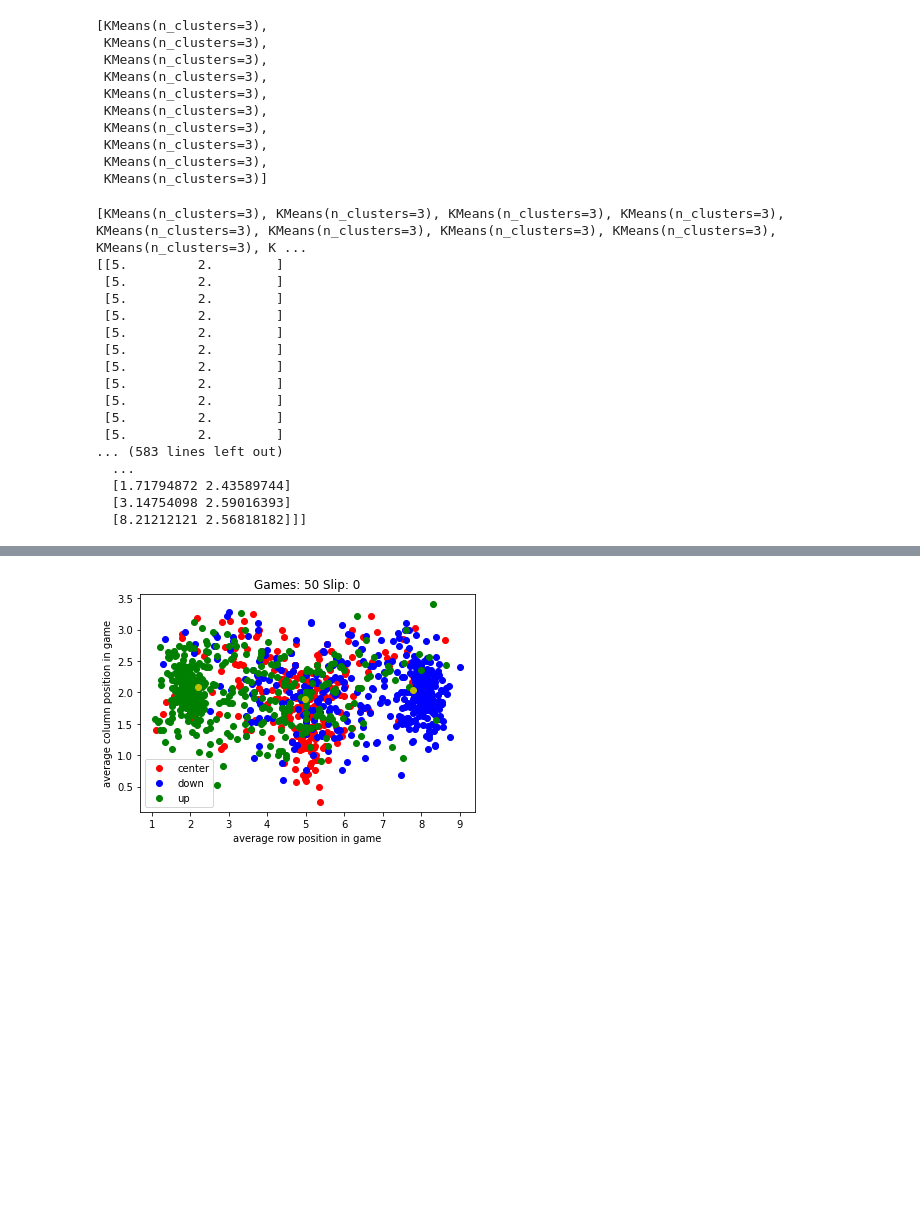
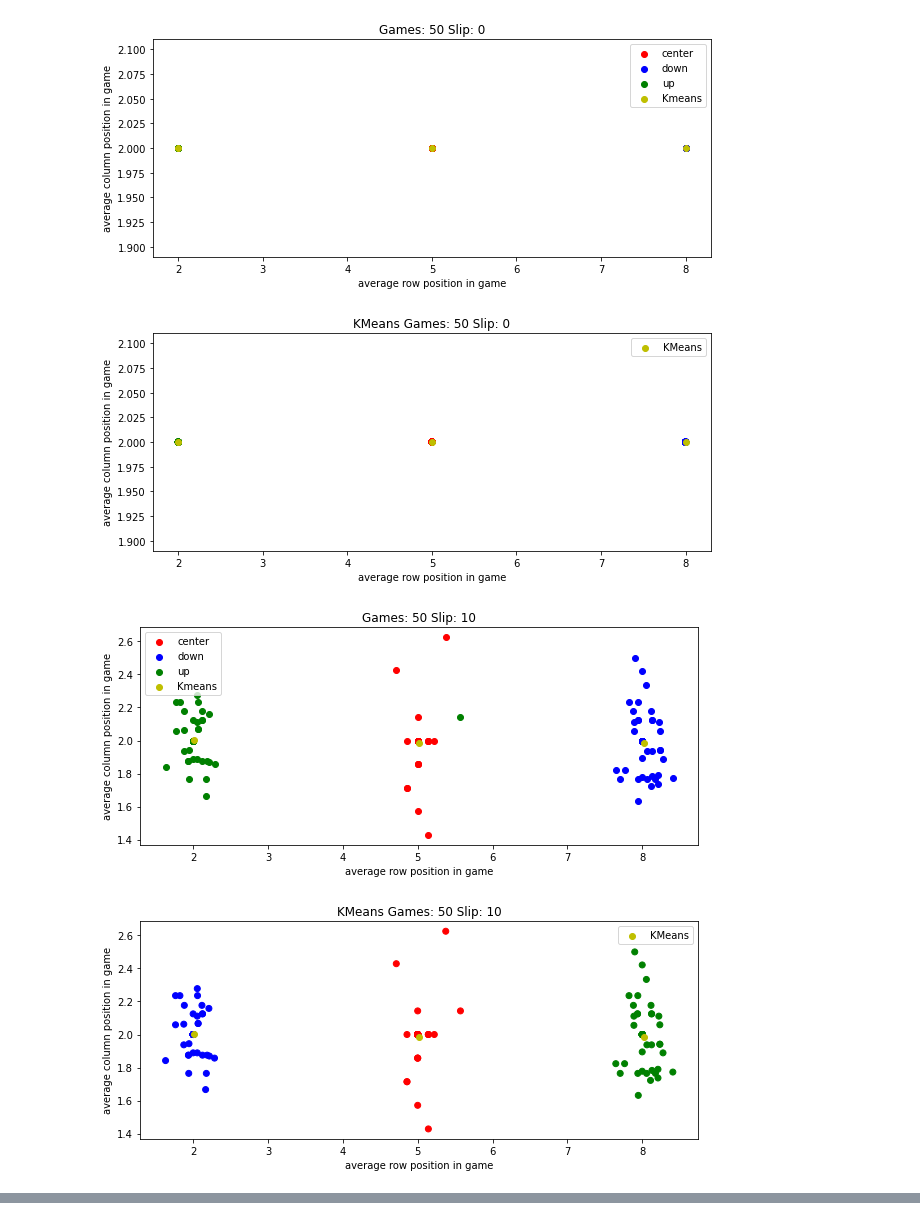
Before and after one commit to daniellawson9999/task1-irl, a Jupyter notebook: sigma-girl-MIIRL/dataparsing.ipynb, the cells around one changed output, grey strips where cells are left out. Drawn from its saved outputs; the diff is of its cells as text; code cells hidden in the pictures; blank space fills up the shorter version.

```diff
--- a/sigma-girl-MIIRL/dataparsing.ipynb
+++ b/sigma-girl-MIIRL/dataparsing.ipynb
@@ -171,52 +111,38 @@ for i in range(len(summarized_down_data)):
 kmeans = []
 for i in range(len(combined_data)):
     kmeans.append(KMeans(n_clusters=3).fit(combined_data[i]))
-# %%
-kmeans
-# %% [output]
-[KMeans(n_clusters=3),
- KMeans(n_clusters=3),
- KMeans(n_clusters=3),
- KMeans(n_clusters=3),
- KMeans(n_clusters=3),
- KMeans(n_clusters=3),
- KMeans(n_clusters=3),
- KMeans(n_clusters=3),
- KMeans(n_clusters=3),
- KMeans(n_clusters=3)]
 # %%
 for i in range(len(combined_data)):
     kmeans[i].cluster_centers_
-# %%
-print(kmeans)
-print(summarized_center_data[0])
-print(summarized_down_data)
-print(summarized_up_data)
-# %% [output]
-[KMeans(n_clusters=3), KMeans(n_clusters=3), KMeans(n_clusters=3), KMeans(n_clusters=3), KMeans(n_clusters=3), KMeans(n_clusters=3), KMeans(n_clusters=3), KMeans(n_clusters=3), KMeans(n_clusters=3), K ...
-[[5.         2.        ]
- [5.         2.        ]
- [5.         2.        ]
- [5.         2.        ]
- [5.         2.        ]
- [5.         2.        ]
- [5.         2.        ]
- [5.         2.        ]
- [5.         2.        ]
- [5.         2.        ]
- [5.         2.        ]
-... (583 lines left out)
-  ...
-  [1.71794872 2.43589744]
-  [3.14754098 2.59016393]
-  [8.21212121 2.56818182]]]
 # %%
-plt.scatter(summarized_center_data[0][:,0], summarized_center_data[0][:,1], c='r', label = 'center')
-plt.scatter(summarized_down_data[0][:,0], summarized_down_data[0][:,1],  c='b', label = 'down')
-plt.scatter(summarized_up_data[0][:,0], summarized_up_data[0][:,1],  c='g', label = 'up')
-plt.scatter(kmeans[0].cluster_centers_[:, 0], kmeans[0].cluster_centers_[:, 1], c='y')
-plt.xlabel('average row position in game')
-plt.ylabel('average column position in game')
-plt.legend()
-plt.title('Games: 50 Slip: 0')
+for i in range(len(summarized_center_data)):
+    plt.figure(figsize = (10,4))
+    plt.scatter(summarized_center_data[i][:,0], summarized_center_data[i][:,1], c='r', label = 'center')
+    plt.scatter(summarized_down_data[i][:,0], summarized_down_data[i][:,1],  c='b', label = 'down')
+    plt.scatter(summarized_up_data[i][:,0], summarized_up_data[i][:,1],  c='g', label = 'up')
+    plt.scatter(kmeans[i].cluster_centers_[:, 0], kmeans[i].cluster_centers_[:, 1], c='y', label = 'Kmeans')
+    plt.xlabel('average row position in game')
+    plt.ylabel('average column position in game')
+    plt.legend()
+    plt.title('Games: 50 Slip: ' + str(i*10))
+    plt.figure(figsize = (10,4))
+    colors = []
+    for label in kmeans[i].labels_:
+        if label == 0:
+            color = 'blue'
+        elif label == 1:
+            color = 'green'
+        else:
+            color = 'red'
+        colors.append(color)
+    plt.scatter(combined_data[i][:,0], combined_data[i][:,1], c = colors)
+    plt.scatter(kmeans[i].cluster_centers_[:, 0], kmeans[i].cluster_centers_[:, 1], c='y', label = 'KMeans')
+    plt.xlabel('average row position in game')
+    plt.ylabel('average column position in game')
+    plt.legend()
+    plt.title('KMeans Games: 50 Slip: ' + str(i*10))
 # %% [output]
+[figure, new version]
+[figure, added]
+[figure, added]
+[figure, added]
@@ -224 +157,0 @@ Text(0.5, 1.0, 'Games: 50 Slip: 0')
-[figure, old version]
```
Also changed, not shown: parts of 8 cells of this notebook, 32 other files.
